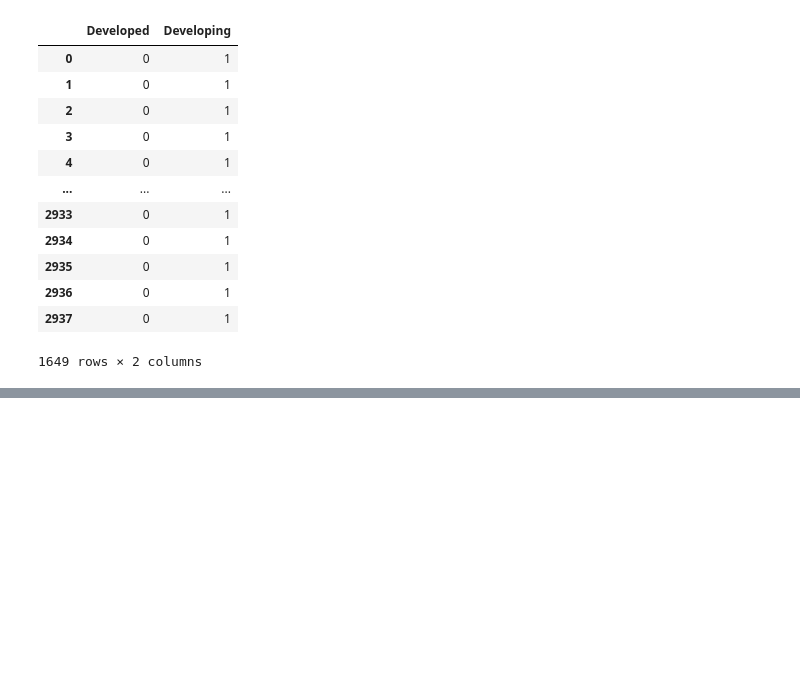
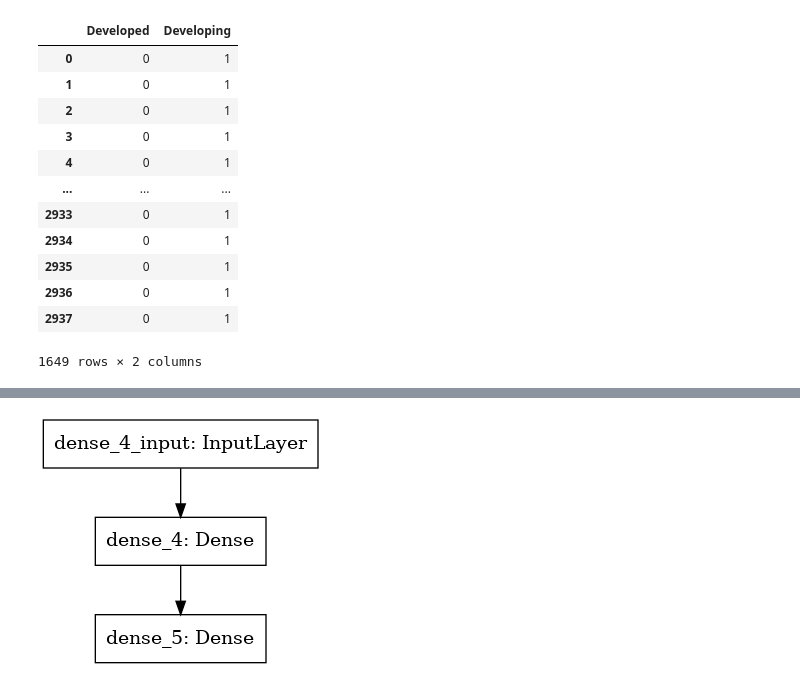
Before and after one commit to Felipeagq/TensorFlow, a Jupyter notebook: sequential.ipynb, the cells around one changed output, grey strips where cells are left out. Drawn from its saved outputs; the diff is of its cells as text; code cells hidden in the pictures; blank space fills up the shorter version.

Commit message:
single layer

```diff
--- a/sequential.ipynb
+++ b/sequential.ipynb
@@ -172,3 +172,13 @@ scaled_data.describe().T
 | Income composition of resources | 1649.0 | 1.723572e-16 | 1.000303 | -3.450474 | -0.669557 | 0.226455 | 0.652607 | 1.663353 |
 | Schooling | 1649.0 | 7.928433e-16 | 1.000303 | -2.834059 | -0.651231 | 0.064450 | 0.672780 | 3.070312 |
 | develop | 1649.0 | -3.016252e-17 | 1.000303 | -0.414725 | -0.414725 | -0.414725 | -0.414725 | 2.411234 |
+# %%
+target = data['Life expectancy ']
+features = scaled_data.drop('Life expectancy ',axis=1).values
+# %%
+# DIVIDIMOS LA DATA EN TRAIN_TEST
+from sklearn.model_selection import train_test_split
+
+x_train,x_test, y_train, y_test = train_test_split(features,target,
+test_size=0.2,
+random_state=1)
@@ -174,0 +191,26 @@ scaled_data.describe().T
+# %%
+def single_layer_model():
+    '''
+    Red Neuronal de una sola copa
+    - Optimer : ADAptive Moment (ADAM)
+    - Metrics : Mean Square Erro (mse),
+                Mean Absolute Error (mae)
+    '''
+
+    model = tf.keras.Sequential([
+        tf.keras.layers.Dense(32, input_shape=(x_train.shape[1],), activation='sigmoid'),
+        tf.keras.layers.Dense(1)
+    ])
+
+    optimizer = tf.keras.optimizers.Adam(learning_rate=0.01)
+
+    model.compile(loss='mse',
+    metrics=['mse','mae'],
+    optimizer=optimizer)
+
+    return model
+# %%
+model = single_layer_model()
+
+# PARA VER UN RESUMEN DE NUESTRO MODELO
+model.summary()
@@ -174,0 +230,5 @@ scaled_data.describe().T
+# %%
+# PARA VER DE MANERA VISUAL NUESTRO MODELO
+tf.keras.utils.plot_model(model)
+# %% [output]
+[figure, added]
```
Also changed, not shown: parts of 10 cells of this notebook, 1 other file.
